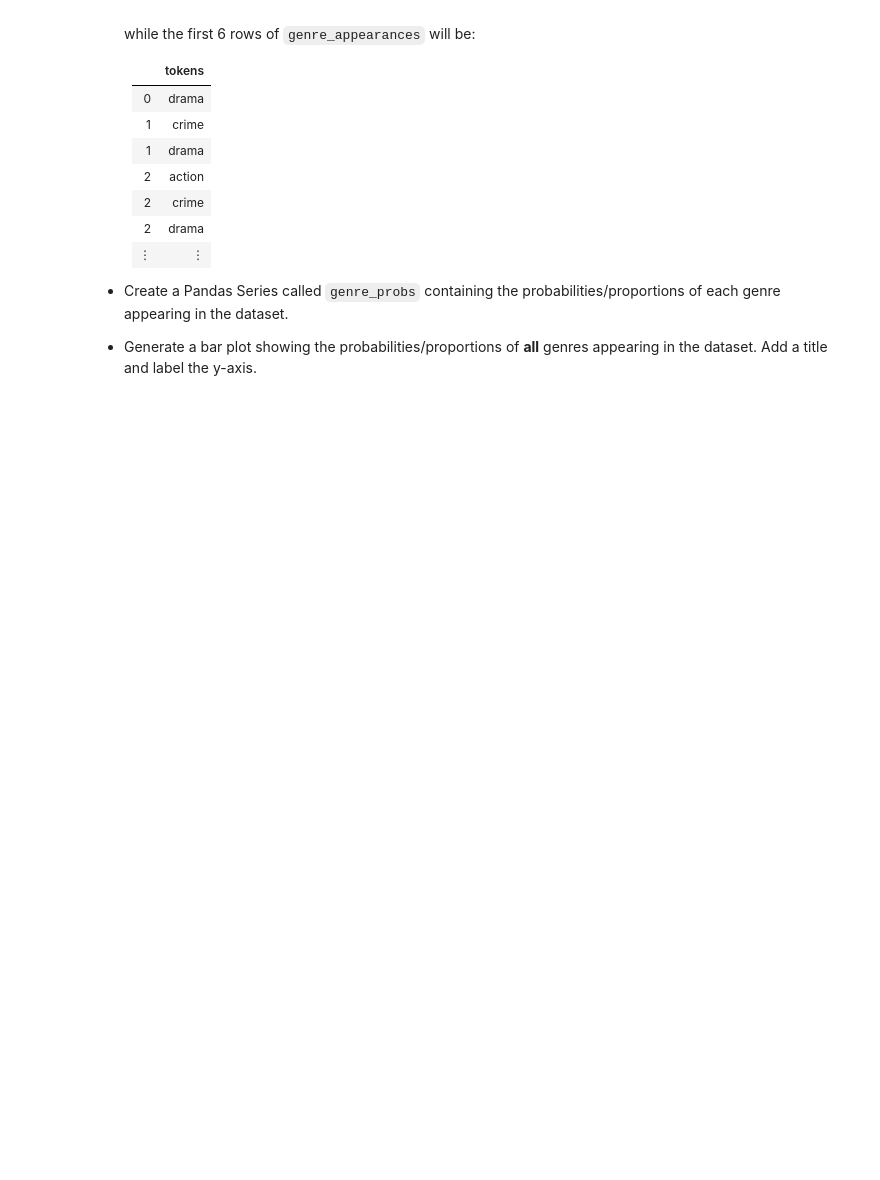
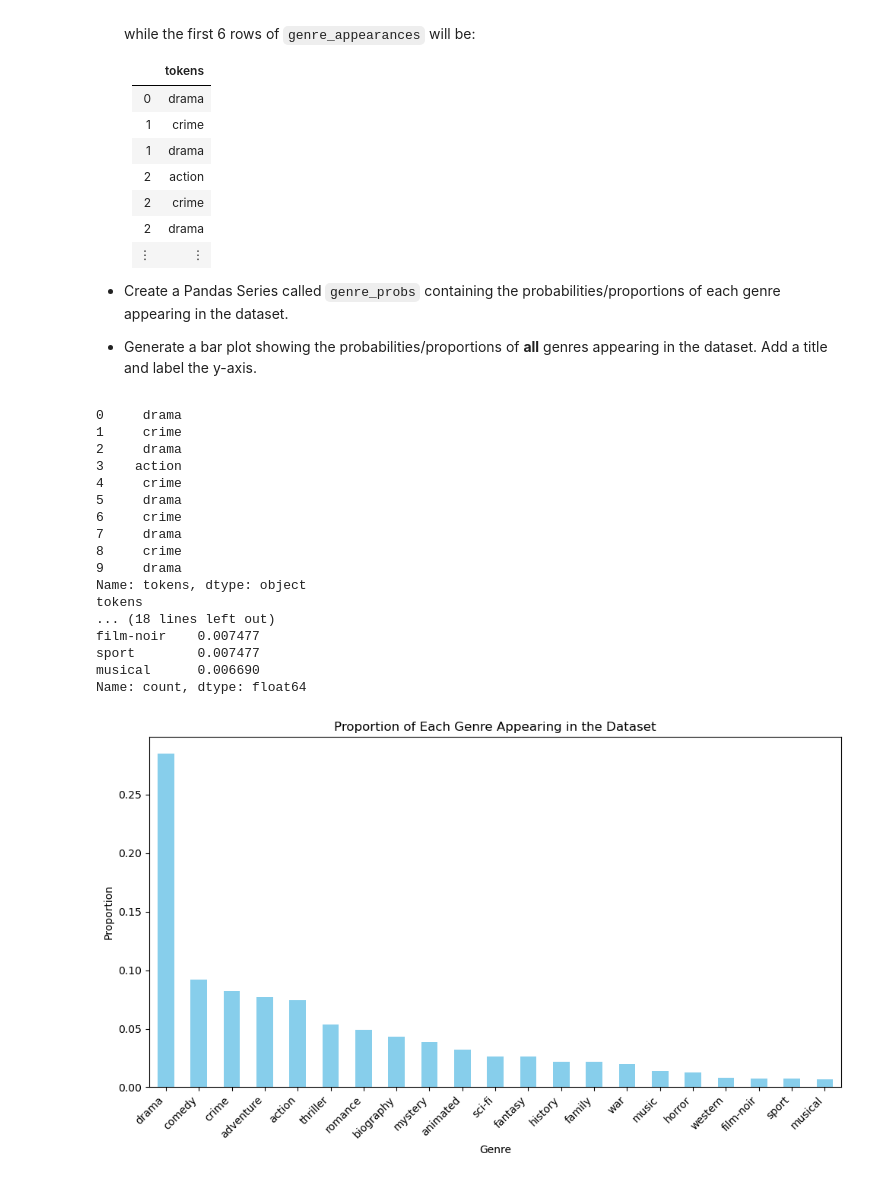
Before and after one commit to kristen-ngai/KN---qtm151fall2025, a Jupyter notebook: Lecture_24-trigrams/Lecture24.ipynb, the cells around one changed output. Cells and saved outputs as stored; diff of their text form; code cells hidden in the pictures; blank space fills up the shorter version.

```diff
--- a/Lecture_24-trigrams/Lecture24.ipynb
+++ b/Lecture_24-trigrams/Lecture24.ipynb
@@ -480,3 +522,6 @@ df = pd.read_csv("files_lec24/imdb_top_1000.csv")
 - For example, the 23rd ranked movie "Sen to Chihiro no kamikakushi" is originally classified as "Animation, Adventure, Family". After you perform the replacement correctly, it will be classified as "Animated, Adventure, Family".
 # %%
 # your code here
+
+df["Genre"] = df["Genre"].str.replace("Animation", "Animated")
+display(df["Genre"])
@@ -532,3 +644,11 @@ df = pd.read_csv("files_lec24/imdb_top_1000.csv")
 - **Warning:** There are two genres with a dash: "Sci-Fi" and "Film-Noir". Make sure that the row corresponding to "Inception" has the tuple ("action", "adventure", "sci-fi") instead of the tuple ("action", "adventure", "sci", "fi")
 # %%
 # your code here
+# 1. Convert Genre strings to lowercase
+# 2. Find all genre words, keeping dashes inside words (like "sci-fi" and "film-noir")
+# 3. Convert the resulting list into a tuple
+
+df["tokens"] = df["Genre"].str.lower().str.findall(r"[a-z]+(?:-[a-z]+)?").apply(tuple)
+
+# Optional: check the result for the first few rows
+display(df.head(100))
@@ -567,3 +701,49 @@ df = pd.read_csv("files_lec24/imdb_top_1000.csv")
 - Generate a bar plot showing the probabilities/proportions of **all** genres appearing in the dataset. Add a title and label the y-axis.
 # %%
 # your code here
+
+import pandas as pd
+import matplotlib.pyplot as plt
+
+# Flatten df["tokens"] so each genre is a separate row
+genre_appearances = df["tokens"].explode().reset_index(drop=True)
+
+# Optional: check first few rows
+print(genre_appearances.head(10))
+# Count the occurrences of each genre
+genre_counts = genre_appearances.value_counts()
+
+# Convert counts to probabilities
+genre_probs = genre_counts / genre_counts.sum()
+
+# Optional: check
+print(genre_probs)
+
+# Plot the probabilities
+plt.figure(figsize=(10,6))
+genre_probs.plot(kind="bar", color="skyblue")
+plt.title("Proportion of Each Genre Appearing in the Dataset")
+plt.ylabel("Proportion")
+plt.xlabel("Genre")
+plt.xticks(rotation=45, ha="right")
+plt.tight_layout()
+plt.show()
+# %% [output]
+0     drama
+1     crime
+2     drama
+3    action
+4     crime
+5     drama
+6     crime
+7     drama
+8     crime
+9     drama
+Name: tokens, dtype: object
+tokens
+... (18 lines left out)
+film-noir    0.007477
+sport        0.007477
+musical      0.006690
+Name: count, dtype: float64
+[figure, added]
```
Also changed, not shown: parts of 7 cells of this notebook, 1 other file.
